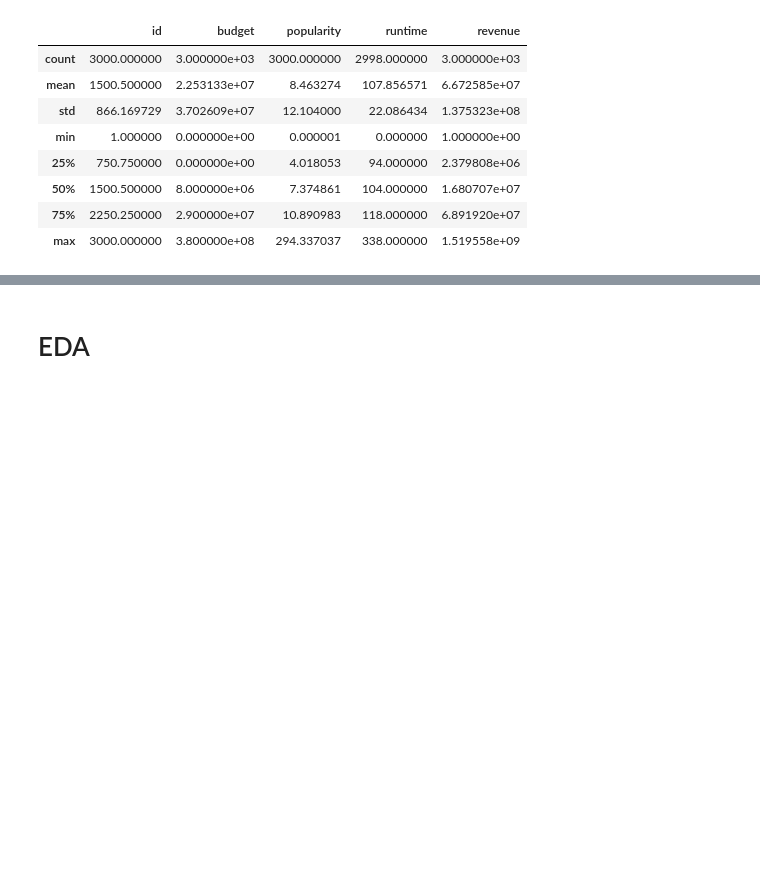
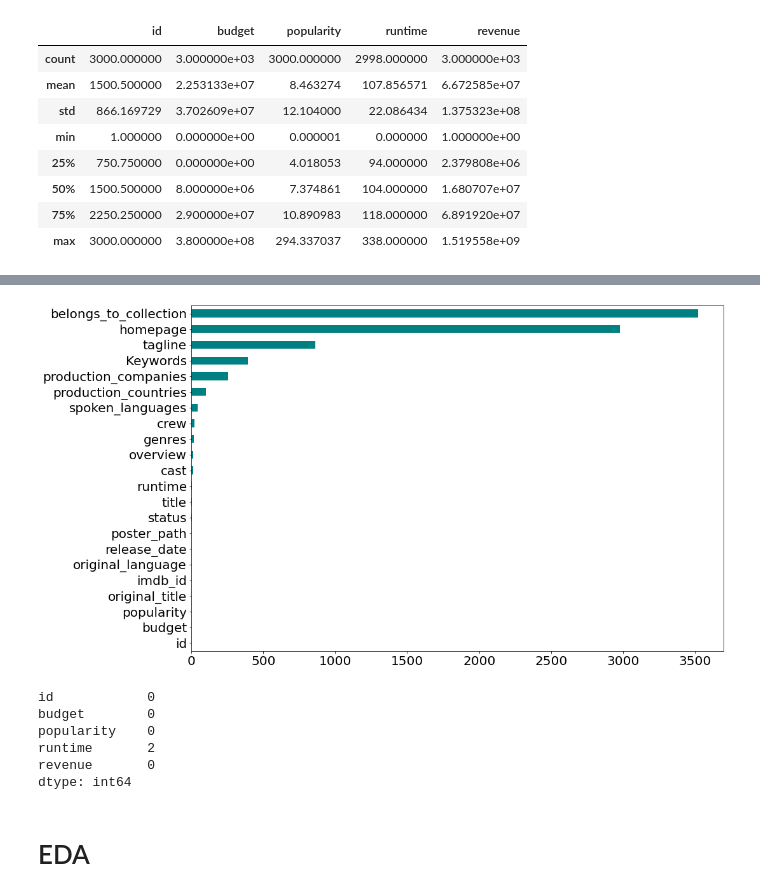
Before and after one commit to heyrobin/Movie-Sales-Prediction-, a Jupyter notebook: TMDB_Box_Office_Prediction.ipynb, the cells around one changed output, grey strips where cells are left out. Drawn from its saved outputs; the diff is of its cells as text; code cells hidden in the pictures; blank space fills up the shorter version.

```diff
--- a/TMDB_Box_Office_Prediction.ipynb
+++ b/TMDB_Box_Office_Prediction.ipynb
@@ -108,3 +80,17 @@ dtype: int64
+# %%
+fig = plt.figure(figsize=(15, 10))
+test_df.isna().sum().sort_values(ascending=True).plot(kind='barh', fontsize=20, color='teal');
+# %% [output]
+[figure, added]
+# %%
+train_df.select_dtypes(exclude='object').isna().sum()
+# %% [output]
+id            0
+budget        0
+popularity    0
+runtime       2
+revenue       0
+dtype: int64
 # %% [markdown]
 # EDA
 # %%
```
Also changed, not shown: parts of 22 cells of this notebook.
